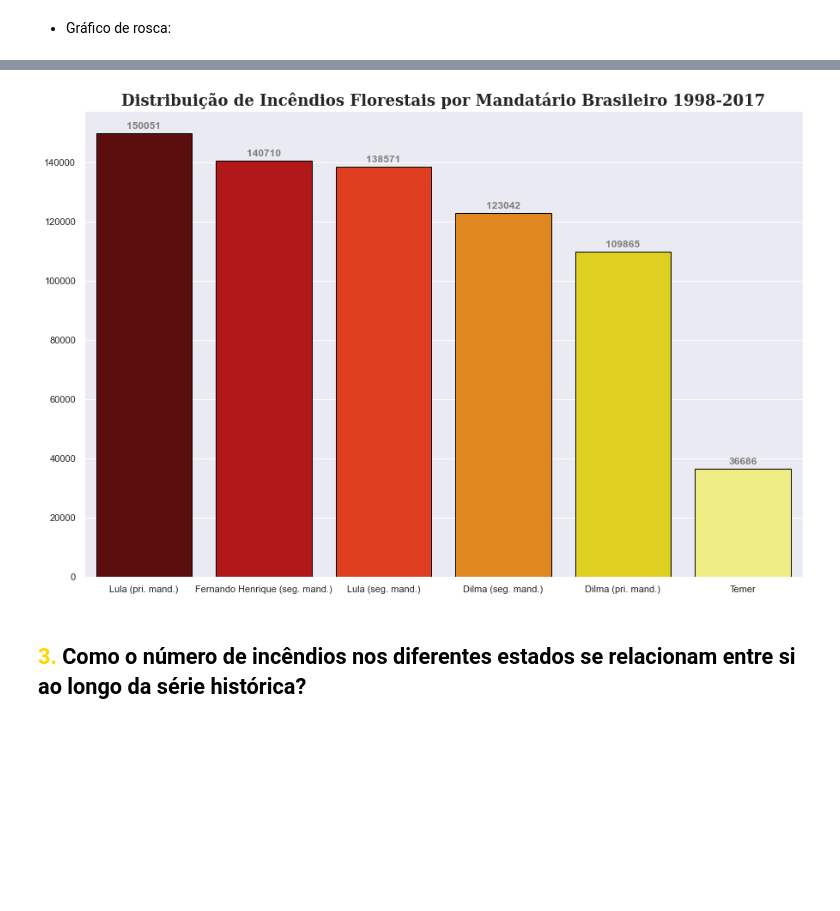
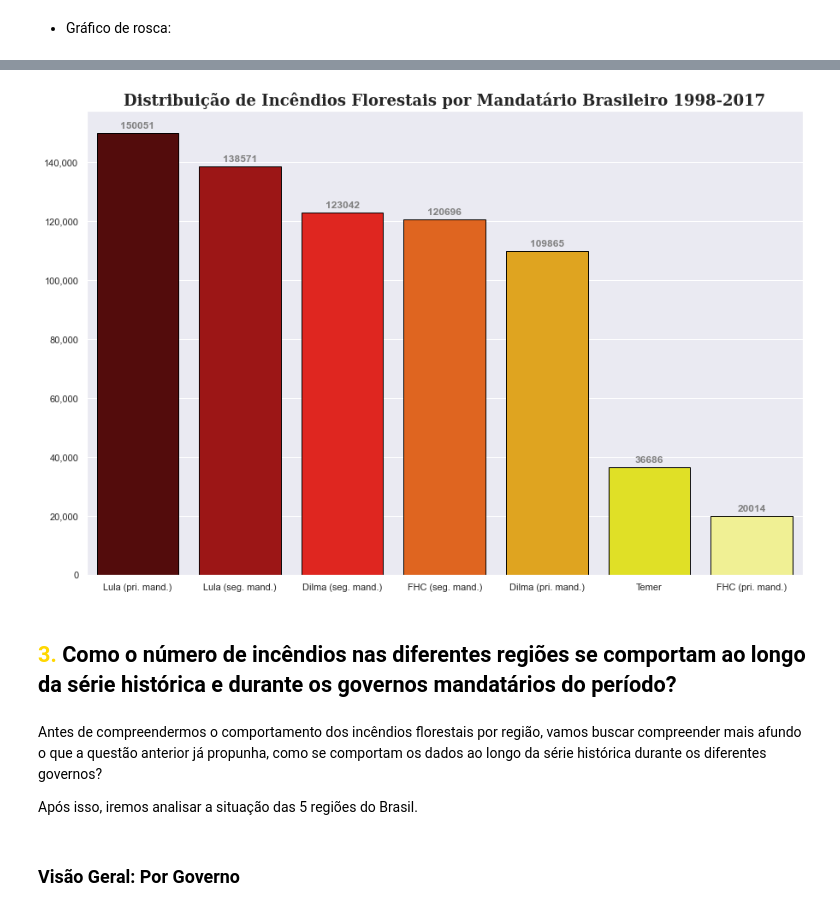
Before and after one commit to JoSEPHDev2022/Forest_Fires_Brazil, a Jupyter notebook: relatorio.ipynb, the cells around one changed output, grey strips where cells are left out. Saved outputs shown, nothing was run; the diff lists cells and outputs as text; code cells hidden in the pictures; blank space fills up the shorter version.

```diff
--- a/relatorio.ipynb
+++ b/relatorio.ipynb
@@ -426,7 +427,8 @@ def set_president(df: pd.DataFrame) -> pd.DataFrame:
     '''
     df['President'] = df['year'].apply(
         lambda year:
-            'Fernando Henrique (seg. mand.)' if (year >= 1998) and (year <= 2002) else
+            'FHC (pri. mand.)' if (year == 1998) else
+            'FHC (seg. mand.)' if (year >= 1999) and (year <= 2002) else
             'Lula (pri. mand.)' if (year >= 2003) and (year <= 2006) else
             'Lula (seg. mand.)' if (year >= 2007) and (year <= 2010) else
             'Dilma (pri. mand.)' if (year >= 2011) and (year <= 2013) else
@@ -827,30 +821,37 @@ president_rank
 # %%
 # Definindo parâmetros de tamanho:
 fig, ax = plt.subplots(figsize=(15, 10))
 
 # Criando o gráfico de barras:
 ax1 = sns.barplot(
     x='President',
     y='Num_wild_fires',
     data=president_rank,
     edgecolor='black',
     palette='hot'
     )
 
 # Definindo for loop para criação de valores ao final das barras:
 for (labels) in ax1.containers:
     ax.bar_label(labels, padding=3, fmt='%.0f', color='gray', fontweight='bold')
 
 # Estilizando:
 plt.title(
     'Distribuição de Incêndios Florestais por Mandatário Brasileiro 1998-2017',
     fontdict={'size': 18, 'weight': 'bold', 'family': 'serif'}
     )
 
 plt.xlabel('')
 plt.ylabel('')
+ax.get_yaxis().set_major_formatter(plt.FuncFormatter(lambda x, p: format(int(x), ',')))
 plt.show()
 # %% [output]
-[figure, old version]
+[figure, new version]
 # %% [markdown]
-## **<font color='gold'>3.</font> Como o número de incêndios nos diferentes estados se relacionam entre si ao longo da série histórica?**
+## **<font color='gold'>3.</font> Como o número de incêndios nas diferentes regiões se comportam ao longo da série histórica e durante os governos mandatários do período?**
+# %% [markdown]
+Antes de compreendermos o comportamento dos incêndios florestais por região, vamos buscar compreender mais afundo o que a questão anterior já propunha, como se comportam os dados ao longo da série histórica durante os diferentes governos?
+
+Após isso, iremos analisar a situação das 5 regiões do Brasil.
+# %% [markdown]
+### **Visão Geral: Por Governo**
```
Also changed, not shown: parts of 27 cells of this notebook.
